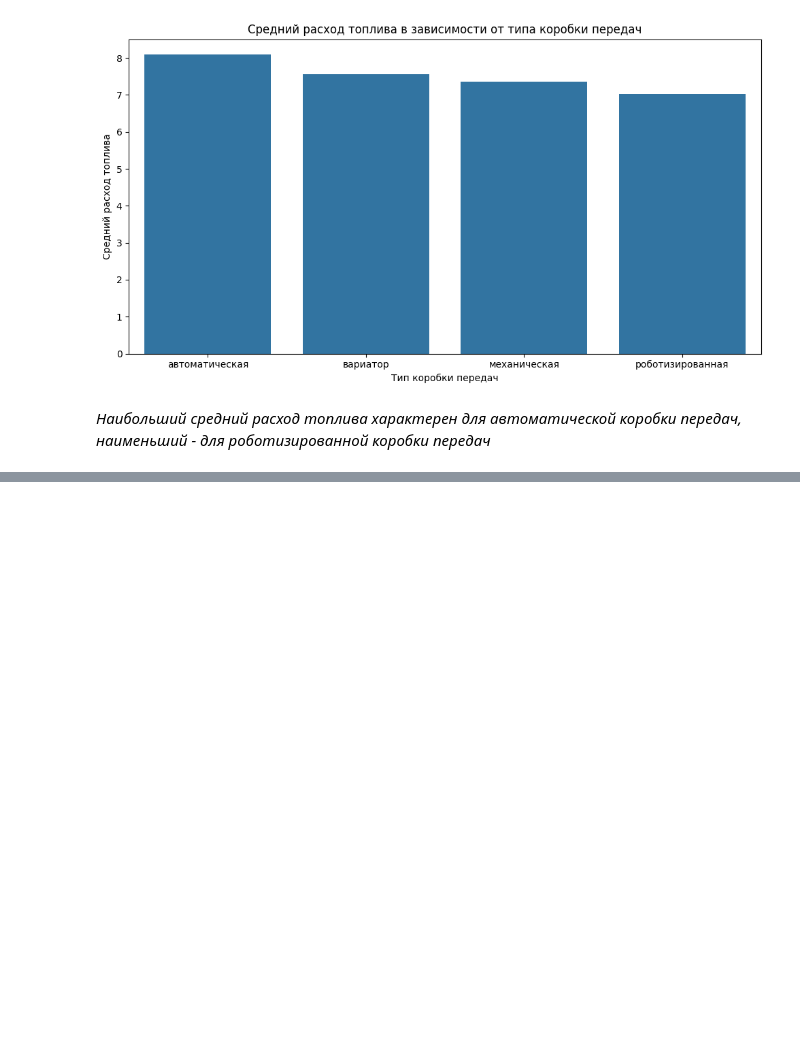
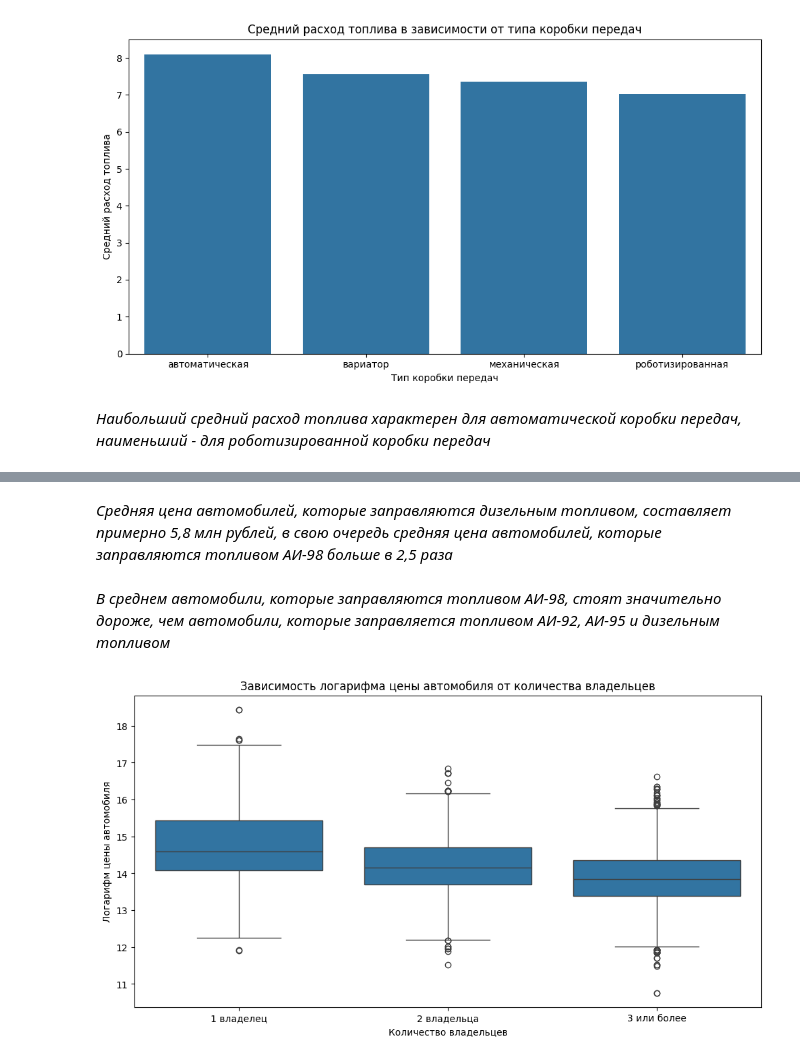
Before and after one commit to fckingauss/lovely-project, a Jupyter notebook: visualization.ipynb, the cells around one changed output, grey strips where cells are left out. Cells and saved outputs as stored; diff of their text form; code cells hidden in the pictures; blank space fills up the shorter version.

```diff
--- a/visualization.ipynb
+++ b/visualization.ipynb
@@ -149,0 +159,13 @@ plt.show()
+# %% [markdown]
+*Средняя цена автомобилей, которые заправляются дизельным топливом, составляет примерно 5,8 млн рублей, в свою очередь средняя цена автомобилей, которые заправляются топливом АИ-98 больше в 2,5 раза*
+# %% [markdown]
+*В среднем автомобили, которые заправляются топливом АИ-98, стоят значительно дороже, чем автомобили, которые заправляется топливом АИ-92, АИ-95 и дизельным топливом*
+# %%
+plt.figure(figsize = (12, 6))
+sns.boxplot(x = "number of owners", y = np.log(df["price"]), data = df)
+plt.title("Зависимость логарифма цены автомобиля от количества владельцев")
+plt.xlabel("Количество владельцев")
+plt.ylabel("Логарифм цены автомобиля")
+plt.show()
+# %% [output]
+[figure, added]
```
Also changed, not shown: parts of 13 cells of this notebook, 3 other files.
